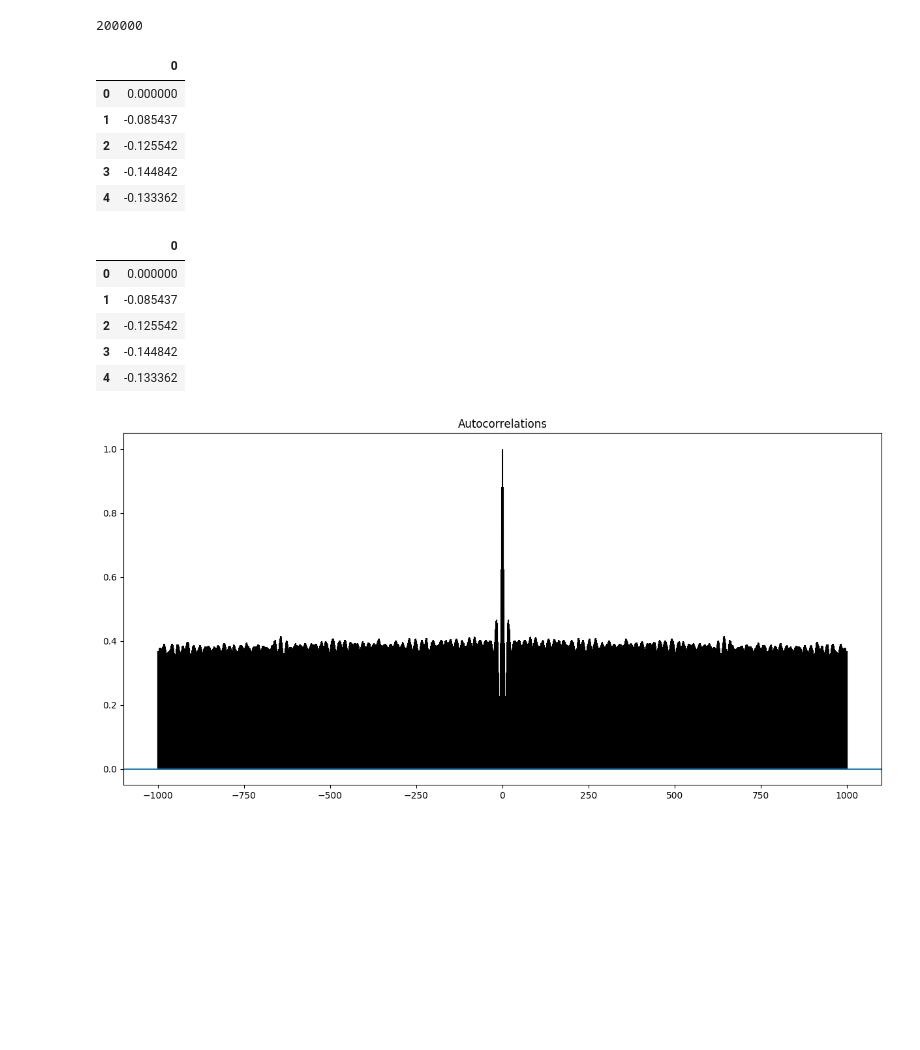
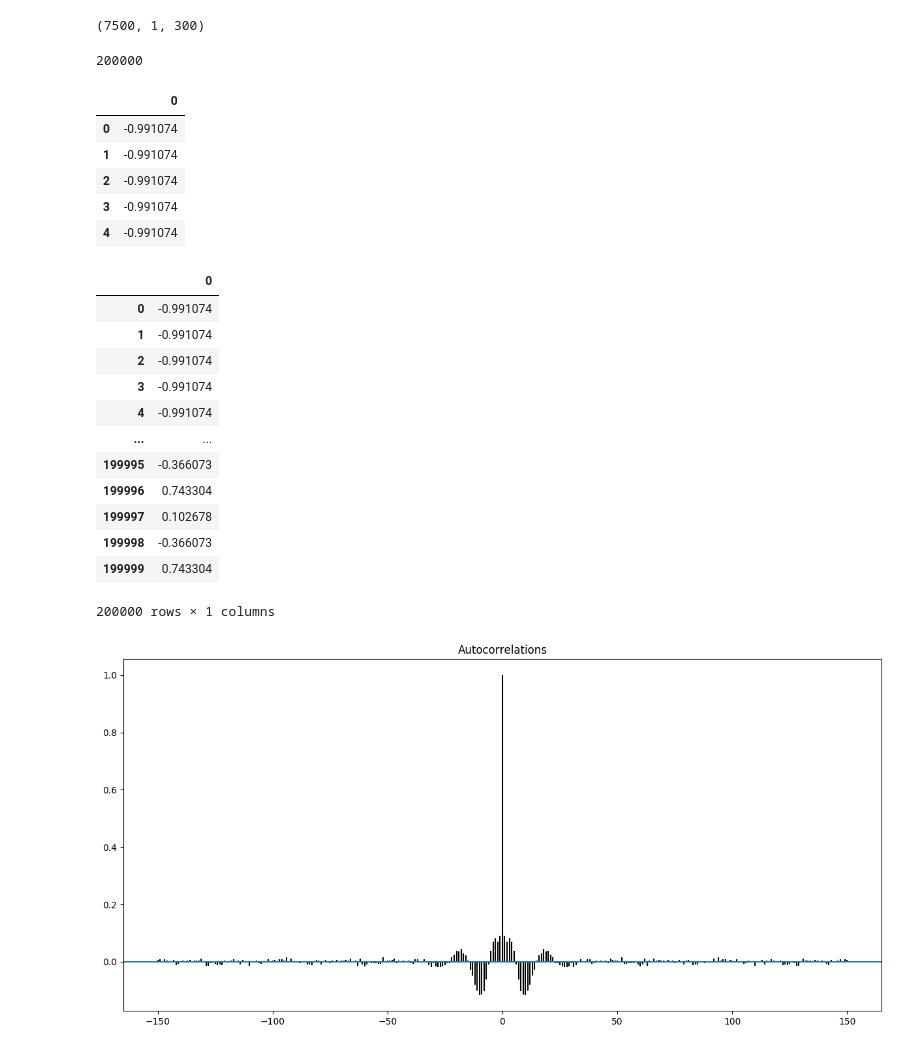
Before and after one commit to MJC598/Neuron_Burst_Analysis, a Jupyter notebook: data_analysis.ipynb, the cells around one changed output. Drawn from its saved outputs; the diff is of its cells as text; code cells hidden in the pictures; blank space fills up the shorter version.

```diff
--- a/data_analysis.ipynb
+++ b/data_analysis.ipynb
@@ -6,11 +6,38 @@ import pandas as pd
 # INVIVO_RAW_PATH = '/home/matt/data/InVivoLFPs/SyntheticData/SyntheticData/LFP_BLA_gamma_syn_background.mat'
 # INVIVO_RAW_PATH = '/home/matt/data/InVivoLFPs/SyntheticData/SyntheticData/LFP_BLA_gamma_syn_bg_like_sig.mat'
 # INVIVO_RAW_PATH = '/home/matt/data/InVivoLFPs/FengData/LFP_elec_combine_syn_noise.mat'
-INVIVO_RAW_PATH = '/home/matt/data/InVivoLFPs/FengData/LFP_elec_combine.txt'
+# INVIVO_RAW_PATH = '/home/matt/data/InVivoLFPs/FengData/LFP_elec_combine.txt'
+INVIVO_RAW_PATH = '/home/matt/data/InVivoLFPs/FengData/FR_PN_ITN.txt'
+# %%
+from lfp_prediction.data_gathering import MatlabCollector, NumpyCollector, TextCollector
+
+frequency_band = (55, 85)
+
+if 'dc' in locals():  # This is done to delete the massive variables and free up some space before attempting to use more
+    del dc
+    del data
+    del labels
+dc = TextCollector(INVIVO_RAW_PATH)
+dc.get_data(column=2)
+data, labels = dc.filter_data(filter_type='non-causal',
+                              freq_band=frequency_band,
+                              filter_rate=400,
+                              only_bursts=False)
+
+data = data[:10000]
+# %%
+from scipy.fft import rfft
+
+
+freq_data = rfft(data, axis=2)
+print(data.shape)
+# %% [output]
+(7500, 1, 300)
 # %%
 from scipy import signal, io, fft, stats
 from lfp_prediction.config import params
 from tqdm.notebook import tqdm
+import re
 
 
 def get_invivo():
@@ -33,14 +60,22 @@ def get_invivo():
         df_list.append(pd.DataFrame(arr[0]))
     return df_list
 
-def get_feng():
+def get_feng(column: int = None):
     with open(INVIVO_RAW_PATH, 'r') as f:
         data = f.readlines()
-    data = np.array(list(map(float, data))).reshape((-1, 1))
-    df_list = [pd.DataFrame(data)]
+
+    if column:
+        data = [re.findall(r'\d+', d)[column-1] for d in data]
+        data = np.array(list(map(float, data))).reshape((-1, 1))
+    else:
+        data = np.array(list(map(float, data))).reshape((-1, 1))
+
+    global_std = np.std(data)
+    global_mean = np.mean(data)
+    df_list = [pd.DataFrame(((data - global_mean) / global_std))]
     return df_list
 
-df_list = get_feng()
+df_list = get_feng(column=2)
 df_list[0].drop(labels=df_list[0].index[200000:],
                 axis=0,
                 inplace=True)
@@ -51,29 +86,36 @@ df_list[0].head()
 # %% [output]
 200000
 |  | 0 |
-| 0 | 0.000000 |
-| 1 | -0.085437 |
-| 2 | -0.125542 |
-| 3 | -0.144842 |
-| 4 | -0.133362 |
+| 0 | -0.991074 |
+| 1 | -0.991074 |
+| 2 | -0.991074 |
+| 3 | -0.991074 |
+| 4 | -0.991074 |
 # %%
 large_df = pd.concat(df_list, axis=1)
 large_df.columns = [str(i) for i in range(len(df_list))]
-large_df.head()
+large_df
 # %% [output]
 |  | 0 |
-| 0 | 0.000000 |
-| 1 | -0.085437 |
-| 2 | -0.125542 |
-| 3 | -0.144842 |
-| 4 | -0.133362 |
+| 0 | -0.991074 |
+| 1 | -0.991074 |
+| 2 | -0.991074 |
+| 3 | -0.991074 |
+| 4 | -0.991074 |
+| ... | ... |
+| 199995 | -0.366073 |
+| 199996 | 0.743304 |
+| 199997 | 0.102678 |
+| 199998 | -0.366073 |
+| 199999 | 0.743304 |
+200000 rows × 1 columns
 # %%
 import matplotlib.pyplot as plt
 
 
 plt.figure(figsize=(15,7))
-plt.acorr(np.squeeze(df_list[0].to_numpy(dtype=float)[:20000]), maxlags=1000)
+plt.acorr(np.squeeze(df_list[0].to_numpy(dtype=float)[:20000]), maxlags=150)
 plt.title('Autocorrelations')
 plt.show()
 # %% [output]
-[figure, old version]
+[figure, new version]
```
Also changed, not shown: parts of 13 cells of this notebook, 24 other files.
